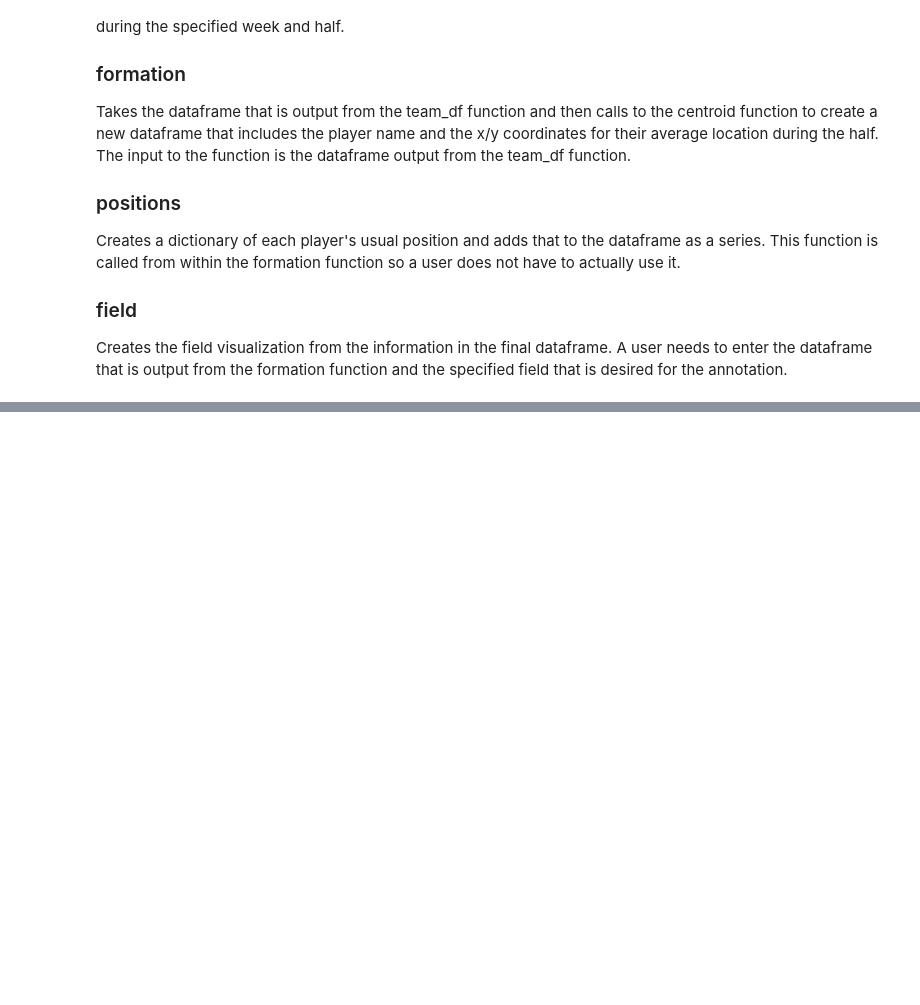
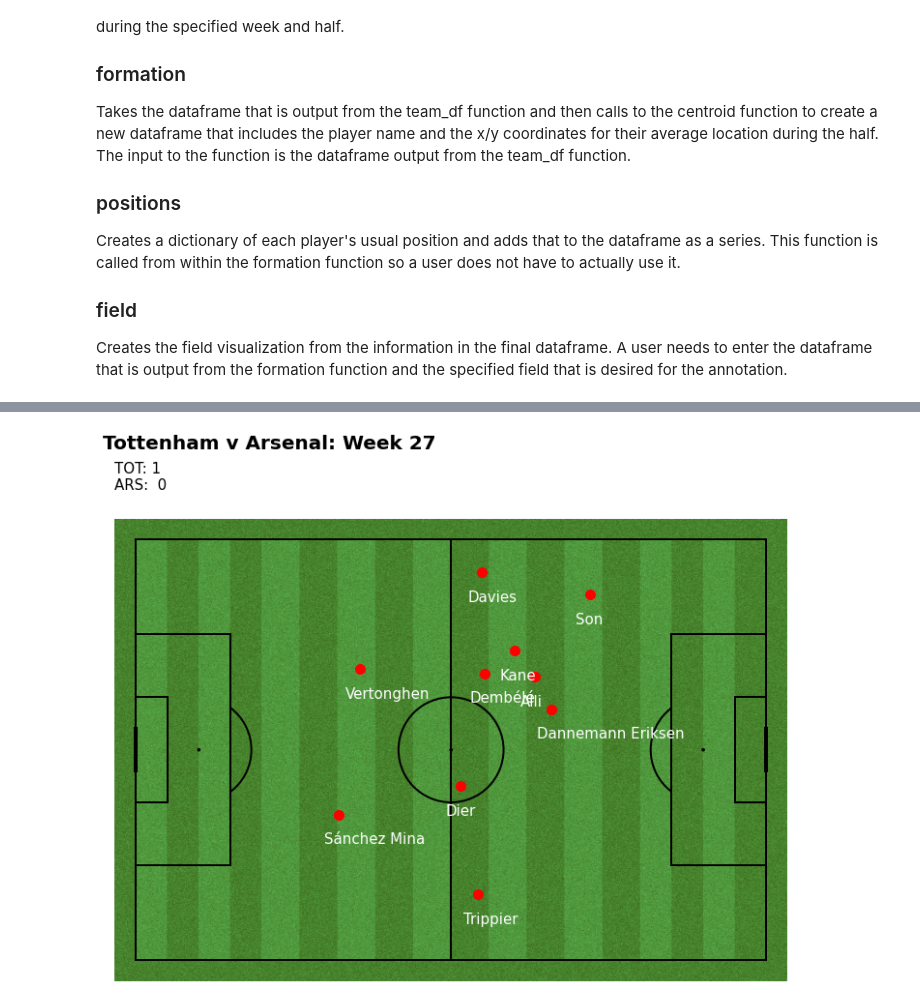
Before and after one commit to estieve/soccer_analysis, a Jupyter notebook: Visualization_simplified.ipynb, the cells around one changed output, grey strips where cells are left out. Cells and saved outputs as stored; diff of their text form; code cells hidden in the pictures; blank space fills up the shorter version.

```diff
--- a/Visualization_simplified.ipynb
+++ b/Visualization_simplified.ipynb
@@ -181,0 +187,4 @@ Retrieved from: https://www.google.com/search?q=everton+tottenham+9+September+20
+# %%
+tott4 = team_df('Tottenham Hotspur', 27, '1H')
+tott4_tact = formation(tott4)
+tott4_tact
@@ -181,0 +203,4 @@ Retrieved from: https://www.google.com/search?q=everton+tottenham+9+September+20
+# %%
+field(tott4_tact,'Tottenham v Arsenal: Week 27','\nTOT: 1\nARS:  0',tott4_tact.name)
+# %% [output]
+[figure, added]
```
Also changed, not shown: parts of 30 cells of this notebook.
